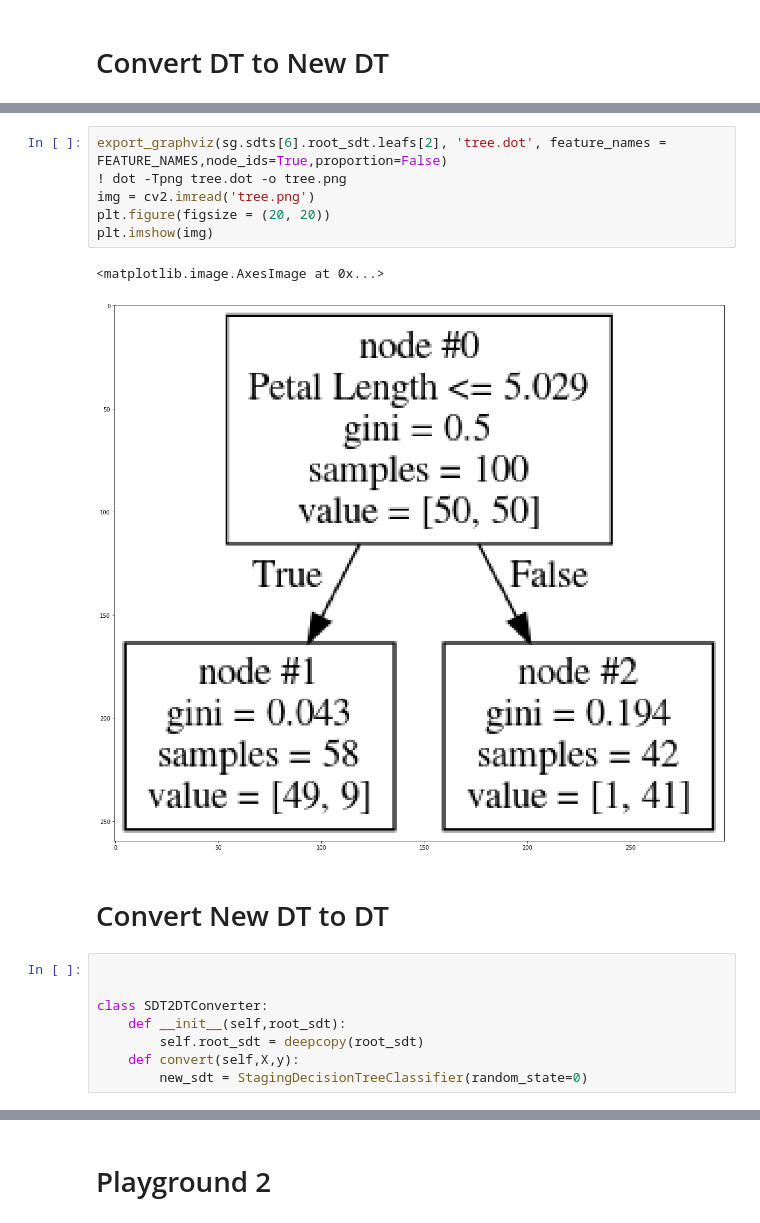
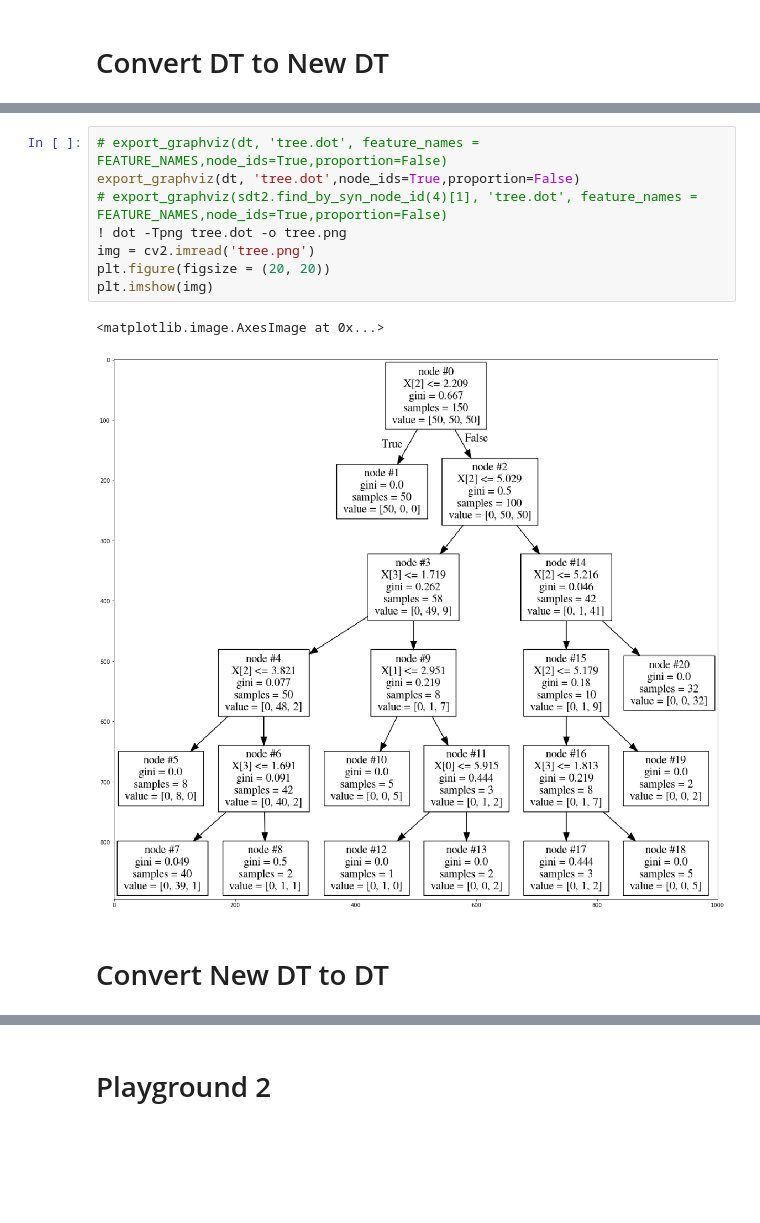
Before and after one commit to wesleyklhk/my_own_sklearn_extensions, a Jupyter notebook: wes_sklearn_ext/InteractiveDecisionTree.ipynb, the cells around one changed output, grey strips where cells are left out. Cells and saved outputs as stored; diff of their text form; blank space fills up the shorter version.

```diff
--- a/wes_sklearn_ext/InteractiveDecisionTree.ipynb
+++ b/wes_sklearn_ext/InteractiveDecisionTree.ipynb
@@ -201,19 +286,13 @@ StagingDecisionTreeClassifier(parent_sdt=None, root_sdt=None)
 # %%
-export_graphviz(sg.sdts[6].root_sdt.leafs[2], 'tree.dot', feature_names = FEATURE_NAMES,node_ids=True,proportion=False)
+# export_graphviz(dt, 'tree.dot', feature_names = FEATURE_NAMES,node_ids=True,proportion=False)
+export_graphviz(dt, 'tree.dot',node_ids=True,proportion=False)
+# export_graphviz(sdt2.find_by_syn_node_id(4)[1], 'tree.dot', feature_names = FEATURE_NAMES,node_ids=True,proportion=False)
 ! dot -Tpng tree.dot -o tree.png
 img = cv2.imread('tree.png')
 plt.figure(figsize = (20, 20))
 plt.imshow(img)
 # %% [output]
 <matplotlib.image.AxesImage at 0x...>
-[figure, old version]
+[figure, new version]
 # %% [markdown]
 # Convert New DT to DT
-# %%
-
-
-class SDT2DTConverter:
-    def __init__(self,root_sdt):
-        self.root_sdt = deepcopy(root_sdt)
-    def convert(self,X,y):
-        new_sdt = StagingDecisionTreeClassifier(random_state=0)
```
Also changed, not shown: parts of 10 cells of this notebook, 2 other files.
